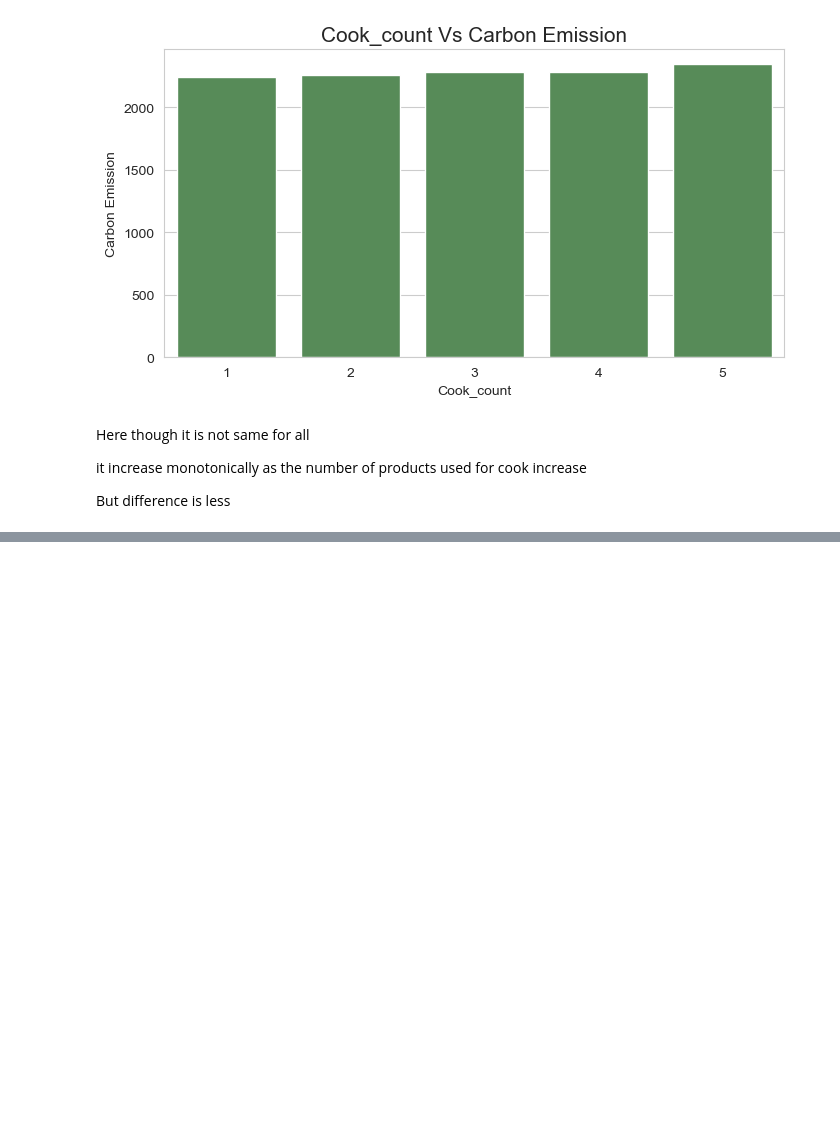
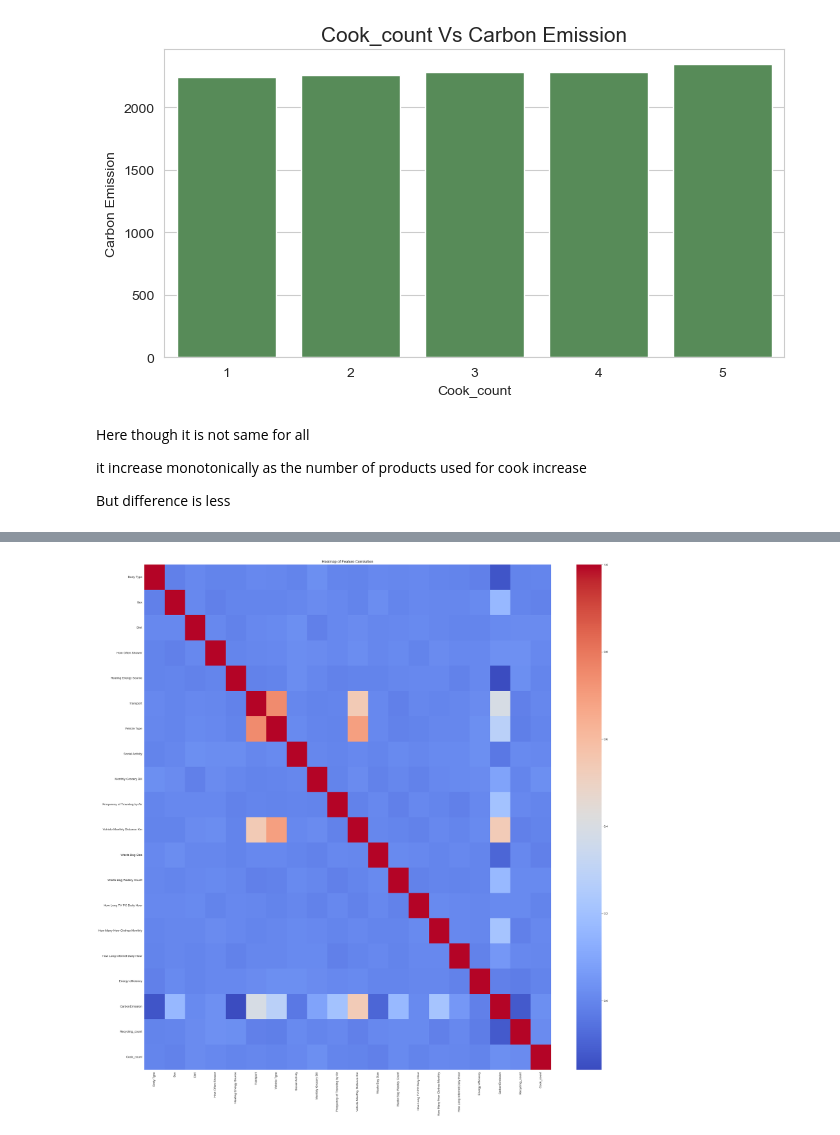
Before and after one commit to MohitDhillo/Carbon_Emission, a Jupyter notebook: final.ipynb, the cells around one changed output, grey strips where cells are left out. Cells and saved outputs as stored; diff of their text form; code cells hidden in the pictures; blank space fills up the shorter version.

```diff
--- a/final.ipynb
+++ b/final.ipynb
@@ -323,0 +329,2 @@ But difference is less
+# %%
+df.drop(columns = ['Recycling', 'Cooking_With'], axis = 1 , inplace = True)
@@ -323,0 +350,18 @@ But difference is less
+# %%
+orders = {
+    'Body Type': {'overweight': 2, 'obese':3, 'underweight': 0, 'normal': 1},
+'Sex': {'female': 0, 'male': 1},
+'Diet': {'pescatarian': 0, 'vegetarian': 1, 'omnivore': 2, 'vegan': 3},
+'How Often Shower': {'daily': 1, 'less frequently': 0, 'more frequently': 3, 'twice a day': 2},
+'Heating Energy Source': {'coal':3, 'natural gas': 1, 'wood': 2, 'electricity': 0},
+'Transport': {'public': 1, 'walk/bicycle': 0, 'private': 2},
+'Vehicle Type': { 'no_vehicle': 0, 'petrol': 5, 'diesel': 4, 'hybrid': 3, 'lpg': 2, 'electric': 1},
+'Social Activity': {'often': 2, 'never': 0, 'sometimes': 1},
+'Frequency of Traveling by Air': {'frequently': 2, 'rarely': 1, 'never': 0, 'very frequently': 3},
+'Waste Bag Size': {'large': 2, 'extra large': 3, 'small': 0, 'medium': 1},
+'Energy efficiency': {'No': 2, 'Sometimes': 1, 'Yes': 0}
+}
+
+df_encoded = df.copy()
+
+df_encoded, mapping = ordinal_encode_df(df_encoded, order=orders)
@@ -323,0 +386,3 @@ But difference is less
+# %%
+df_encoded['Vehicle Type']=df_encoded['Vehicle Type'].fillna(0)
+df_encoded.head()
@@ -323,0 +418,12 @@ But difference is less
+# %%
+# Calculate correlations
+corr = df_encoded.corr()
+
+# Create a heatmap
+plt.figure(figsize=(30, 30))
+sns.heatmap(corr, cmap='coolwarm')
+
+plt.title('Heatmap of Feature Correlation')
+plt.show()
+# %% [output]
+[figure, added]
```
Also changed, not shown: parts of 20 cells of this notebook, 1 other file.
